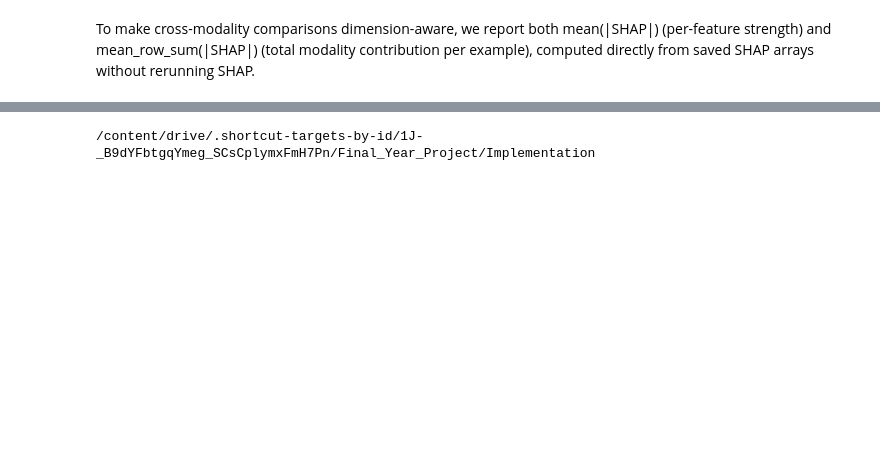
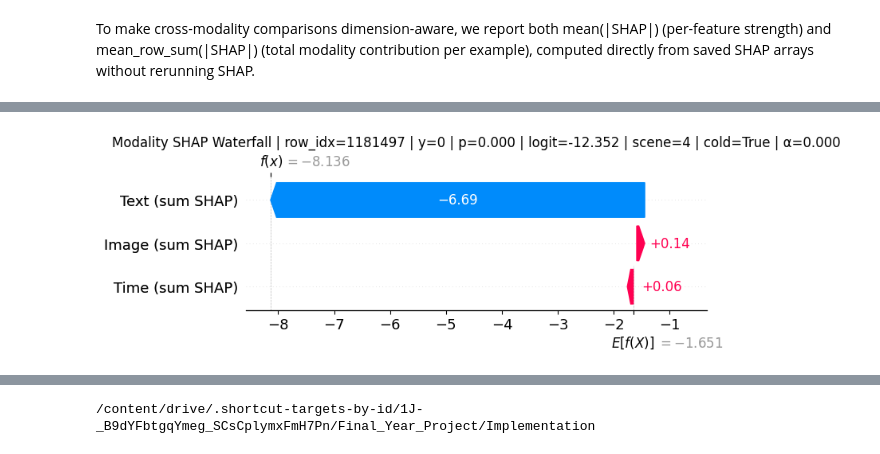
Before and after one commit to sheebaboy33/ColdFusionX, a Jupyter notebook: notebooks/10_explainability.ipynb, the cells around one changed output, grey strips where cells are left out. Saved outputs shown, nothing was run; the diff lists cells and outputs as text; code cells hidden in the pictures; blank space fills up the shorter version.

```diff
--- a/notebooks/10_explainability.ipynb
+++ b/notebooks/10_explainability.ipynb
@@ -1622,0 +1787,84 @@ To make cross-modality comparisons dimension-aware, we report both mean(|SHAP|)
+# %%
+# cold / high-confidence correct cases
+case_rows = cohorts["cold_highconf_correct"]["case_row_idx"][:3]
+
+# --- expected_value from background (your current code is fine) ---
+with torch.no_grad():
+    wrapper.set_context(
+        user_idx=bg_context["user_idx"],
+        item_idx=bg_context["item_idx"],
+        scene_idx=bg_context["scene_idx"],
+        item_count=bg_context["item_count"],
+        cold_mask=bg_context["cold_mask"]
+    )
+    background_logits = wrapper(*bg_inputs).detach().cpu().numpy()
+calculated_expected_value = float(background_logits.mean())
+# %%
+for row_idx in case_rows:
+    batch = fetch_batch_by_row_idx(np.array([row_idx], dtype=np.int64))
+
+    # context
+    wrapper.set_context(
+        user_idx=batch["user_idx"].to(device),
+        item_idx=batch["item_idx"].to(device),
+        scene_idx=batch["scene_idx"].to(device),
+        item_count=batch["item_count"].to(device),
+        cold_mask=batch["cold_mask"].to(device),
+    )
+
+    inputs = [
+        batch["text_vec"].to(device),
+        batch["image_vec"].to(device),
+        batch["time_vec"].to(device),
+    ]
+
+    shap_vals = explainer.shap_values(inputs)
+
+    # ---- IMPORTANT: normalize return type (GradientExplainer can return list for outputs) ----
+    # We want arrays shaped (B=1, D)
+    if isinstance(shap_vals, list) and len(shap_vals) == 1:
+        shap_vals = shap_vals[0]
+
+    shap_text = np.asarray(shap_vals[0])[0].reshape(-1)  # (1536,)
+    shap_img  = np.asarray(shap_vals[1])[0].reshape(-1)  # (768,)
+    shap_time = np.asarray(shap_vals[2])[0].reshape(-1)  # (5,)
+
+    # ---- Modality-level signed contributions (directional, good for waterfall) ----
+    text_contrib = float(shap_text.sum())
+    img_contrib  = float(shap_img.sum())
+    time_contrib = float(shap_time.sum())
+
+    # predicted logit/prob for title (from wrapper to stay consistent)
+    with torch.no_grad():
+        logit = float(wrapper(*inputs).detach().cpu().numpy().reshape(-1)[0])
+    prob = float(1.0 / (1.0 + np.exp(-logit)))
+
+    # pull metadata for title
+    # Fix: Get y_true from pred_df using row_idx, as 'label' is not in batch
+    y_true = float(pred_df.loc[pred_df['row_idx'] == row_idx, 'y_true'].iloc[0])
+    scene = int(batch["scene_idx"].cpu().numpy()[0])
+    cold = bool(batch["cold_mask"].cpu().numpy()[0])
+    alpha = float(model.get_last_alpha().detach().cpu().numpy().reshape(-1)[0]) if model.get_last_alpha() is not None else np.nan
+
+    # ---- 3-feature SHAP waterfall ----
+    exp_mod = shap.Explanation(
+        values=np.array([text_contrib, img_contrib, time_contrib], dtype=np.float32),
+        base_values=calculated_expected_value,
+        feature_names=["Text (sum SHAP)", "Image (sum SHAP)", "Time (sum SHAP)"]
+    )
+
+    plt.figure()
+    shap.waterfall_plot(exp_mod, max_display=3, show=False)
+    plt.title(
+        f"Modality SHAP Waterfall | row_idx={row_idx} | y={y_true:.0f} | p={prob:.3f} | "
+        f"logit={logit:.3f} | scene={scene} | cold={cold} | α={alpha:.3f}"
+    )
+    plt.tight_layout()
+
+    # Save plot to drive
+    plot_out_path = os.path.join(explain_dir, f"shap_waterfall_row_{row_idx}.png")
+    plt.savefig(plot_out_path, dpi=200)
+    print(f"Saved: {plot_out_path}")
+    plt.show()
+    print("\n")
+# %% [output]
@@ -1622,0 +1872 @@ To make cross-modality comparisons dimension-aware, we report both mean(|SHAP|)
+[figure, added]
```
Also changed, not shown: parts of 18 cells of this notebook.
